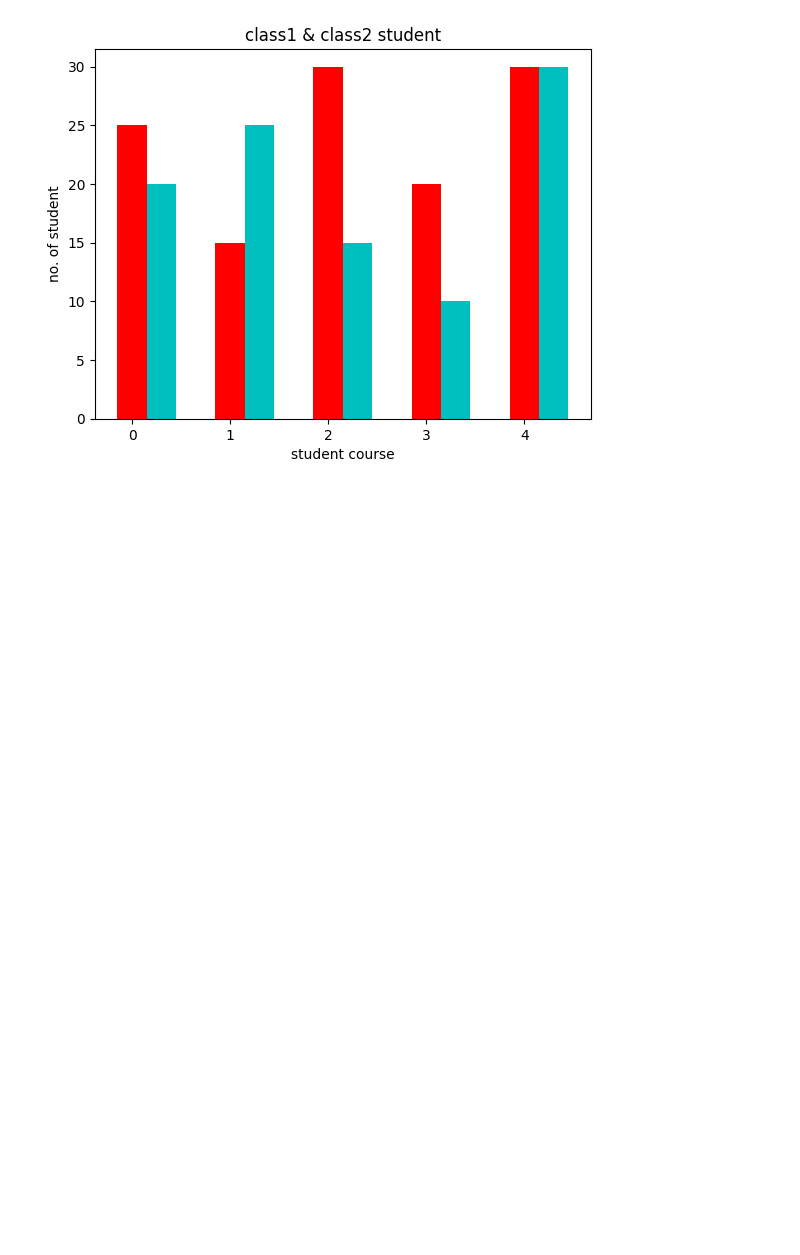
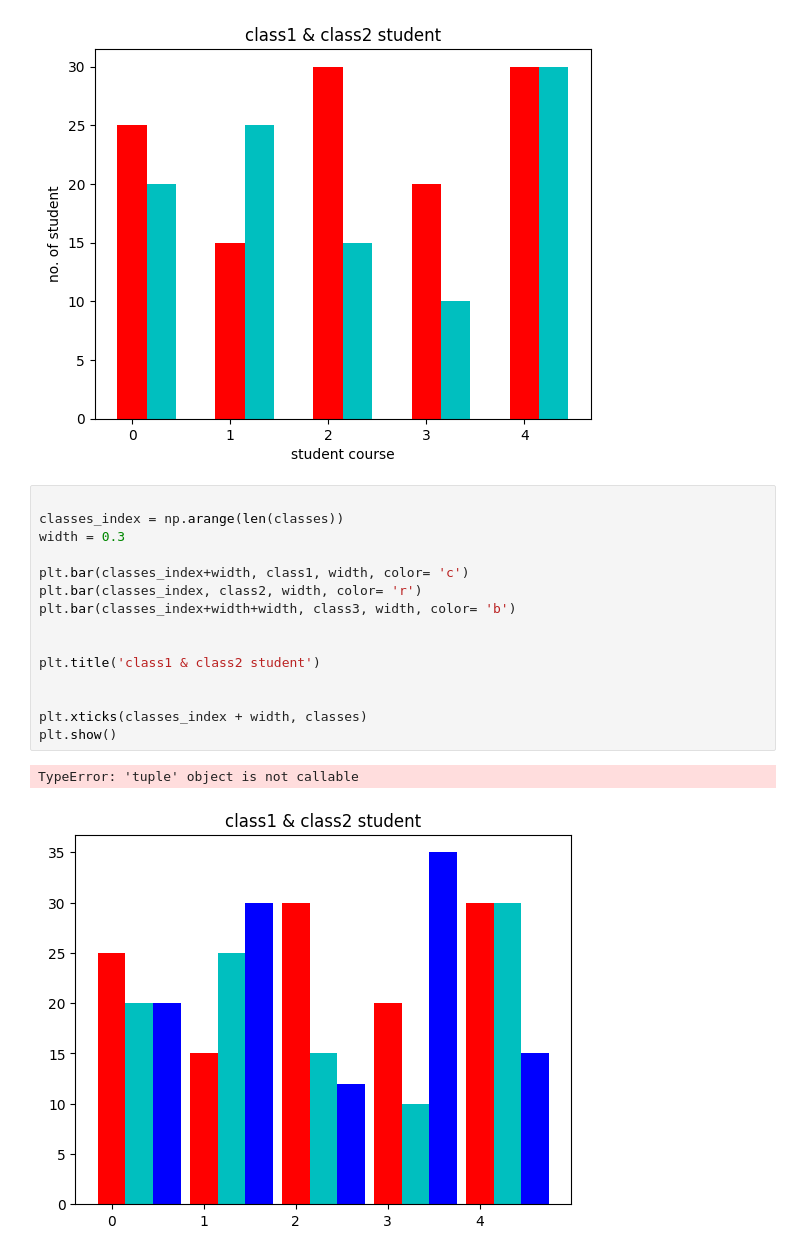
Before and after one commit to Nitinnks1/Data-science-ecosystem, a Jupyter notebook: matplotlib_part_3.ipynb, the cells around one changed output. Cells and saved outputs as stored; diff of their text form; blank space fills up the shorter version.

```diff
--- a/matplotlib_part_3.ipynb
+++ b/matplotlib_part_3.ipynb
@@ -54,3 +54,21 @@ plt.ylabel('no. of student')
 plt.xtricks =(classes_index+width, classes)
 # %% [output]
 [figure]
+# %%
+
+classes_index = np.arange(len(classes))
+width = 0.3
+
+plt.bar(classes_index+width, class1, width, color= 'c')
+plt.bar(classes_index, class2, width, color= 'r')
+plt.bar(classes_index+width+width, class3, width, color= 'b')
+
+
+plt.title('class1 & class2 student')
+
+
+plt.xticks(classes_index + width, classes)
+plt.show()
+# %% [output]
+TypeError: 'tuple' object is not callable
+[figure, added]
```
